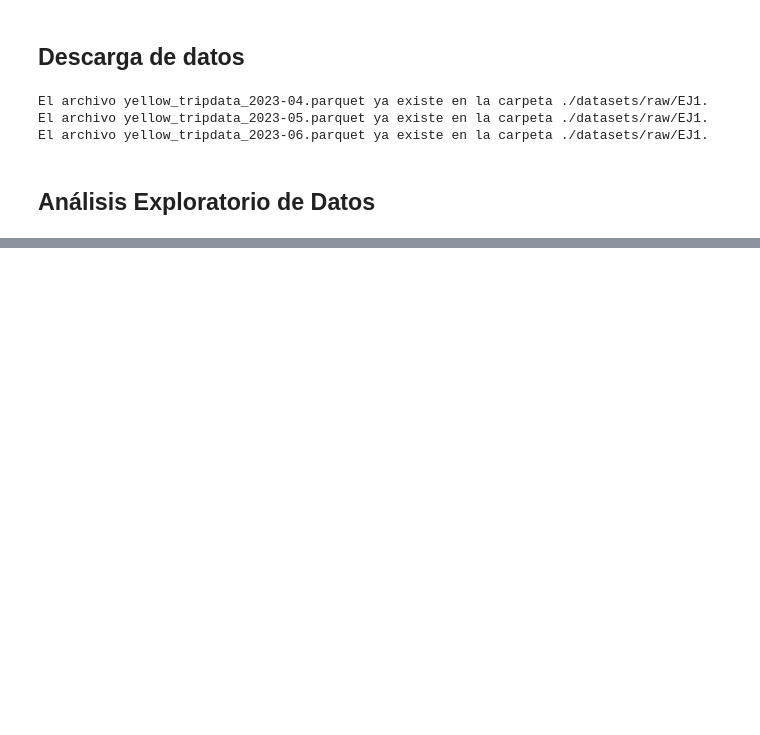
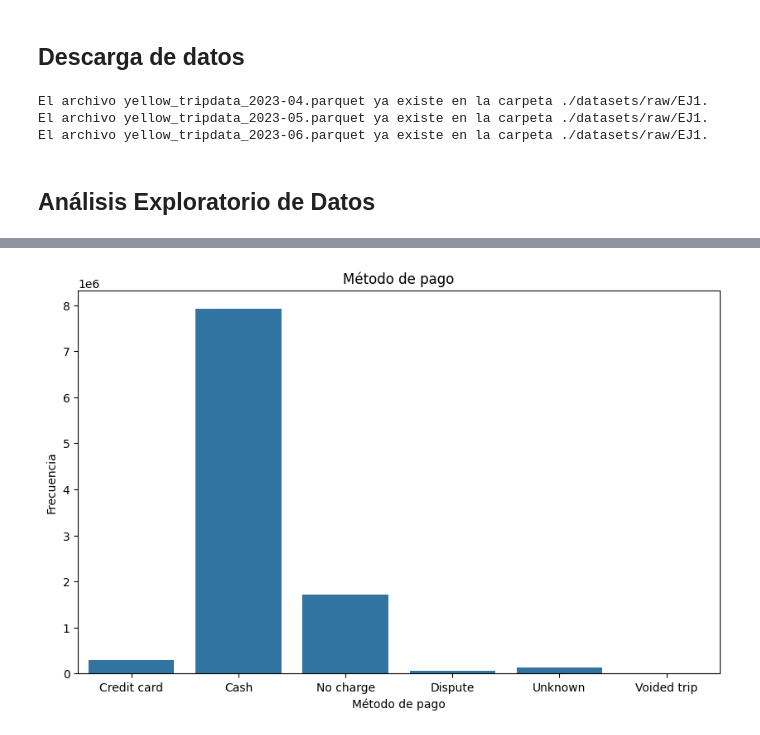
Before and after one commit to lcondoriz/TA047R-2C2024-GRUPO02, a Jupyter notebook: TA047R_TP1_GRUPO02_ENTREGA_EJ1.ipynb, the cells around one changed output, grey strips where cells are left out. Cells and saved outputs as stored; diff of their text form; code cells hidden in the pictures; blank space fills up the shorter version.

```diff
--- a/TA047R_TP1_GRUPO02_ENTREGA_EJ1.ipynb
+++ b/TA047R_TP1_GRUPO02_ENTREGA_EJ1.ipynb
@@ -37,0 +165,21 @@ yellow_april = pd.read_parquet('./datasets/raw/EJ1/yellow_tripdata_2023-04.parqu
+# %%
+payment_type = { 1: 'Credit card',
+                 2: 'Cash',
+                 3: 'No charge',
+                 4: 'Dispute',
+                 5: 'Unknown',
+                 6: 'Voided trip'}
+# %%
+plt.figure(figsize=(10, 6))
+
+sns.countplot(data=yellow, x='payment_type')
+
+plt.title('Método de pago')
+plt.xlabel('Método de pago')
+plt.ylabel('Frecuencia')
+
+plt.xticks(ticks=range(6), labels=[payment_type[i] for i in range(1, 7)])
+
+plt.show()
+# %% [output]
+[figure, added]
```
Also changed, not shown: parts of 40 cells of this notebook.
